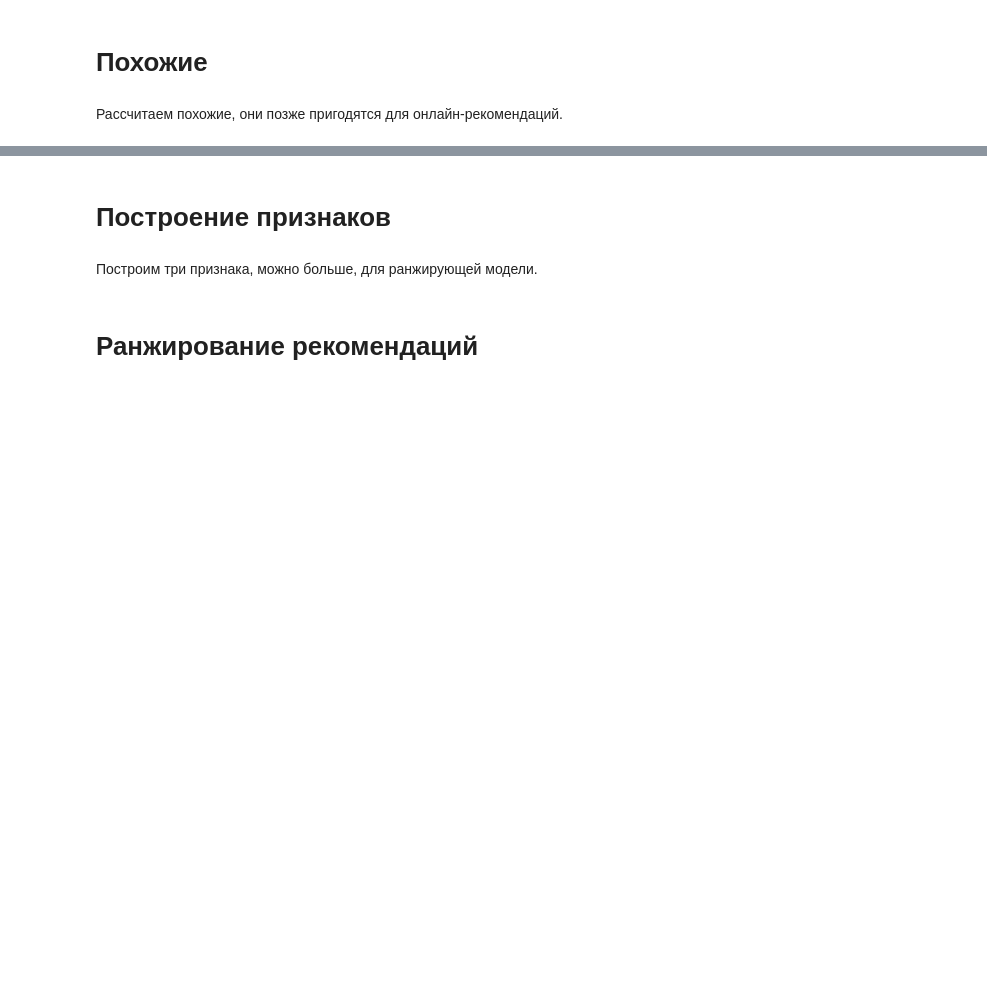
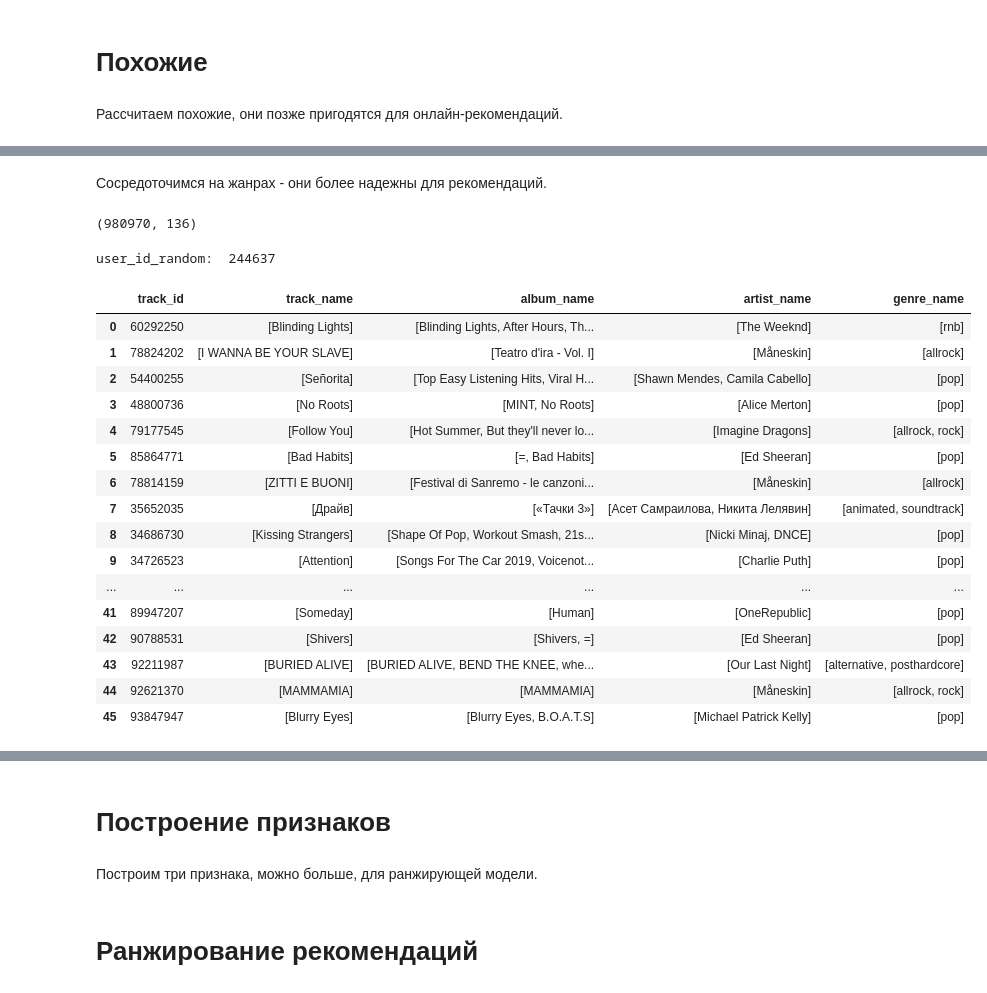
Before and after one commit to ozerge/mle-project-sprint-4-v001, a Jupyter notebook: recommendations.ipynb, the cells around one changed output, grey strips where cells are left out. Drawn from its saved outputs; the diff is of its cells as text; code cells hidden in the pictures; blank space fills up the shorter version.

Commit message:
similar

```diff
--- a/recommendations.ipynb
+++ b/recommendations.ipynb
@@ -2710,3 +2820,19 @@ recsys/recommendations/personal_als.parquet - ЗАГРУЖЕН
 # Похожие
 # %% [markdown]
 Рассчитаем похожие, они позже пригодятся для онлайн-рекомендаций.
+# %%
+# Перед выпонением кода ниже можно почистить kernel
+
+import pandas as pd
+import numpy as np
+import sklearn.preprocessing
+import scipy
+from implicit.als import AlternatingLeastSquares
+from sklearn.metrics.pairwise import cosine_similarity
+
+items = pd.read_parquet("recsys_data_als/items_als.parquet")
+events = pd.read_parquet("recsys_data_als/events_als.parquet")
+events_train = pd.read_parquet("recsys_data_als/events_train_als.parquet")
+events_test = pd.read_parquet("recsys_data_als/events_test_als.parquet")
+
+als_recommendations = pd.read_parquet("recsys_recom/personal_als.parquet")
@@ -2712,0 +2907,2 @@ recsys/recommendations/personal_als.parquet - ЗАГРУЖЕН
+# %% [markdown]
+Сосредоточимся на жанрах - они более надежны для рекомендаций.
@@ -2712,0 +2949,33 @@ recsys/recommendations/personal_als.parquet - ЗАГРУЖЕН
+# %%
+# Получим матрицу с весами по жанрам для каждого трека:
+items = items.sort_values(by="track_id_enc")
+all_items_genres_csr = get_item2genre_matrix(genres, items)
+all_items_genres_csr.shape
+# %% [output]
+(980970, 136)
+# %%
+# получим вектор весов жанров для одного ползьователя 244637 (к которому мы подбирали схожих пользователей выше)
+user_id_random = 244637
+print("user_id_random: ", user_id_random)
+user_id_random_df = events_train[events_train["user_id_enc"]==user_id_random].sort_values(by = "popularity_weighted",ascending=False)[["track_id","track_id_enc"]]
+user_id_random_df = user_id_random_df.merge(items, on = "track_id", how= "left")[["track_id","track_name","album_name","artist_name","genre_name"]]
+user_id_random_df
+# %% [output]
+user_id_random:  244637
+|  | track_id | track_name | album_name | artist_name | genre_name |
+| 0 | 60292250 | [Blinding Lights] | [Blinding Lights, After Hours, Th... | [The Weeknd] | [rnb] |
+| 1 | 78824202 | [I WANNA BE YOUR SLAVE] | [Teatro d'ira - Vol. I] | [Måneskin] | [allrock] |
+| 2 | 54400255 | [Señorita] | [Top Easy Listening Hits, Viral H... | [Shawn Mendes, Camila Cabello] | [pop] |
+| 3 | 48800736 | [No Roots] | [MINT, No Roots] | [Alice Merton] | [pop] |
+| 4 | 79177545 | [Follow You] | [Hot Summer, But they'll never lo... | [Imagine Dragons] | [allrock, rock] |
+| 5 | 85864771 | [Bad Habits] | [=, Bad Habits] | [Ed Sheeran] | [pop] |
+| 6 | 78814159 | [ZITTI E BUONI] | [Festival di Sanremo - le canzoni... | [Måneskin] | [allrock] |
+| 7 | 35652035 | [Драйв] | [«Тачки 3»] | [Асет Самраилова, Никита Лелявин] | [animated, soundtrack] |
+| 8 | 34686730 | [Kissing Strangers] | [Shape Of Pop, Workout Smash, 21s... | [Nicki Minaj, DNCE] | [pop] |
+| 9 | 34726523 | [Attention] | [Songs For The Car 2019, Voicenot... | [Charlie Puth] | [pop] |
+| ... | ... | ... | ... | ... | ... |
+| 41 | 89947207 | [Someday] | [Human] | [OneRepublic] | [pop] |
+| 42 | 90788531 | [Shivers] | [Shivers, =] | [Ed Sheeran] | [pop] |
+| 43 | 92211987 | [BURIED ALIVE] | [BURIED ALIVE, BEND THE KNEE, whe... | [Our Last Night] | [alternative, posthardcore] |
+| 44 | 92621370 | [MAMMAMIA] | [MAMMAMIA] | [Måneskin] | [allrock, rock] |
+| 45 | 93847947 | [Blurry Eyes] | [Blurry Eyes, B.O.A.T.S] | [Michael Patrick Kelly] | [pop] |
```
Also changed, not shown: parts of 28 cells of this notebook.
